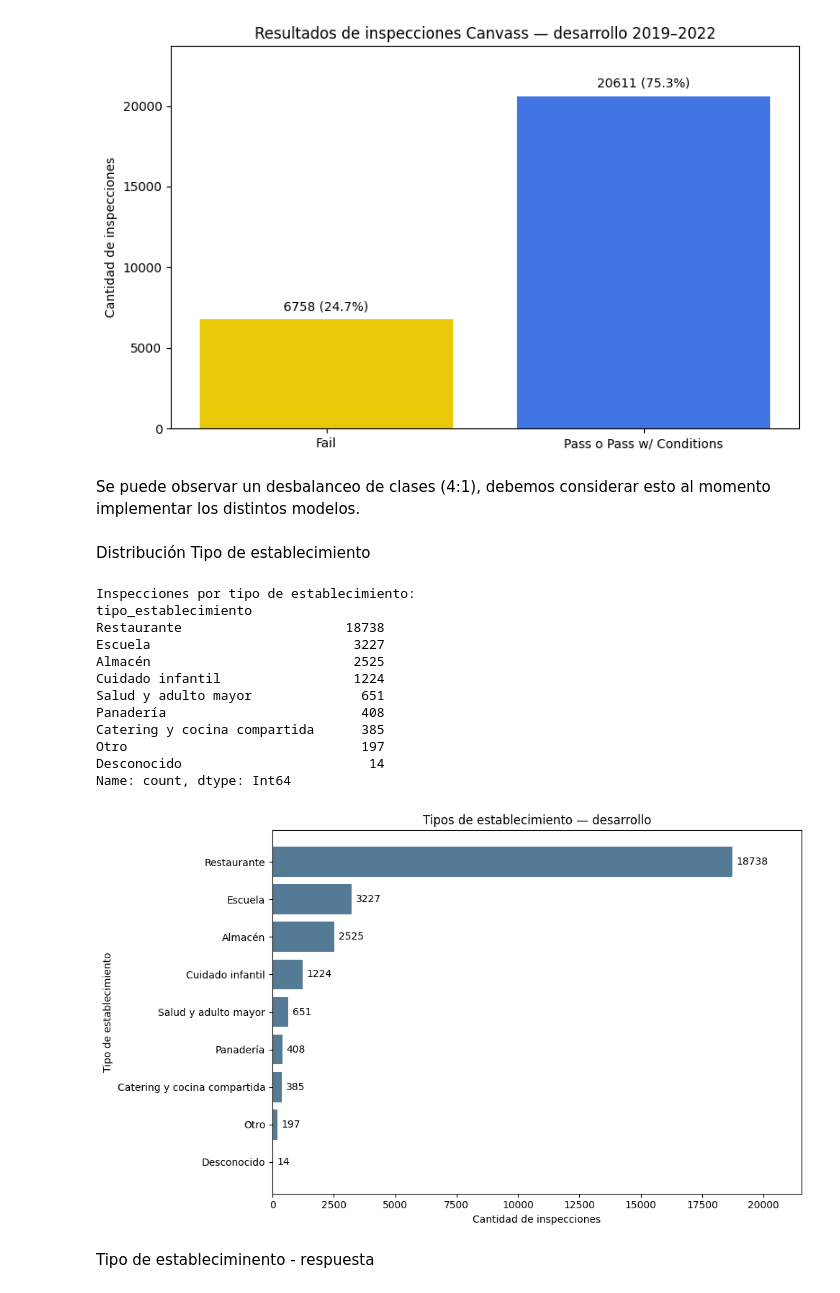
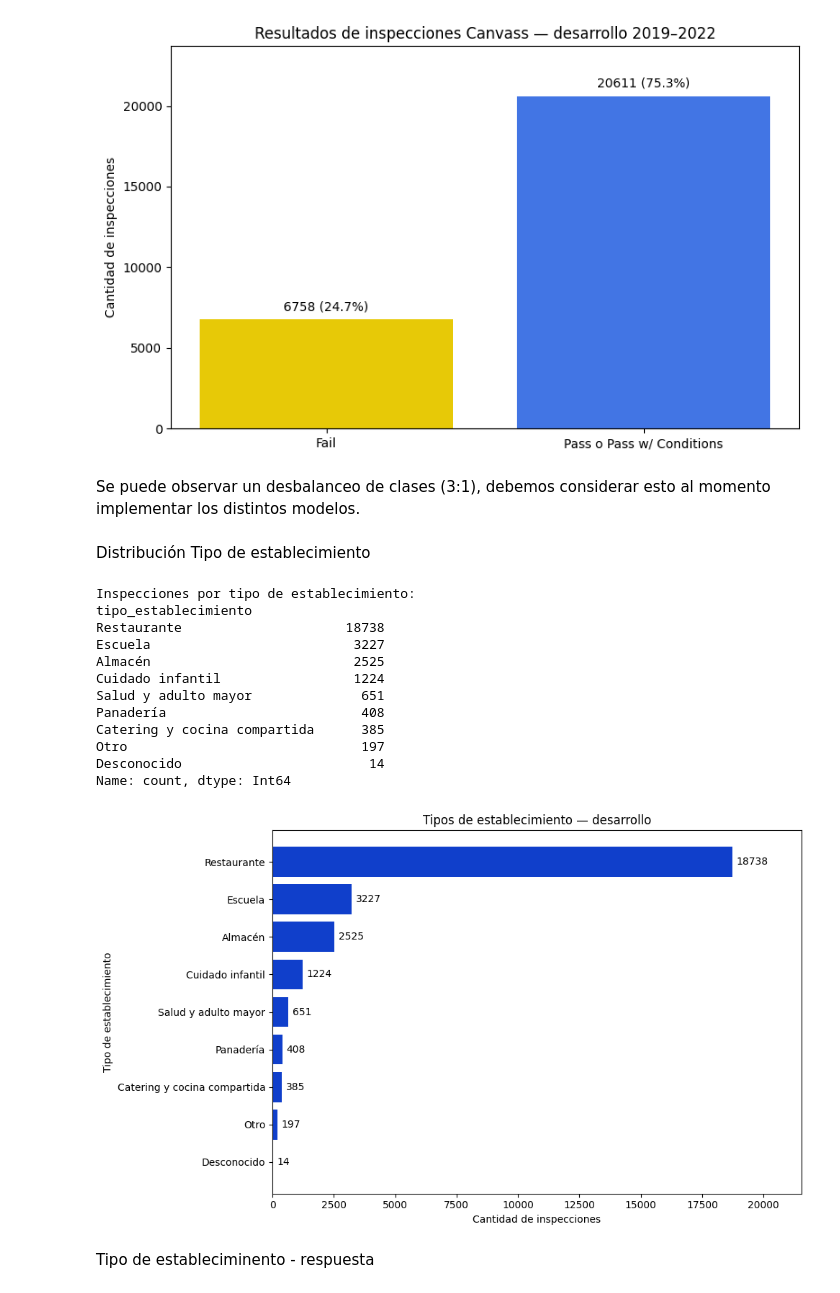
Before and after one commit to jpmondaca/Proyecto-Topicos, a Jupyter notebook: main.ipynb, the cells around one changed output. Saved outputs shown, nothing was run; the diff lists cells and outputs as text; code cells hidden in the pictures.

```diff
--- a/main.ipynb
+++ b/main.ipynb
@@ -766,7 +768,7 @@ plt.show()
          1 20611       75.31 Pass o Pass w/ Conditions
 [figure]
 # %% [markdown]
-Se puede observar un desbalanceo de clases (4:1), debemos considerar esto al momento implementar los distintos modelos.
+Se puede observar un desbalanceo de clases (3:1), debemos considerar esto al momento implementar los distintos modelos.
 # %% [markdown]
 Distribución Tipo de establecimiento
 # %%
@@ -780,35 +782,35 @@ print(frecuencias_tipo)
 
 # GRÁFICO #
 fig, ax = plt.subplots(figsize=(10, 6))
 barras = ax.barh(
     frecuencias_tipo.index,
     frecuencias_tipo.values,
-    color="#557A95")
+    color="#103FCB")
 
 ax.bar_label(barras, padding=4)
 ax.invert_yaxis()
 ax.margins(x=0.15)
 
 ax.set_xlabel("Cantidad de inspecciones")
 ax.set_ylabel("Tipo de establecimiento")
 ax.set_title("Tipos de establecimiento — desarrollo")
 
 plt.tight_layout()
 plt.show()
 # %% [output]
 Inspecciones por tipo de establecimiento:
 tipo_establecimiento
 Restaurante                     18738
 Escuela                          3227
 Almacén                          2525
 Cuidado infantil                 1224
 Salud y adulto mayor              651
 Panadería                         408
 Catering y cocina compartida      385
 Otro                              197
 Desconocido                        14
 Name: count, dtype: Int64
-[figure, old version]
+[figure, new version]
 # %% [markdown]
 Tipo de estableciminento - respuesta
 # %%
```
Also changed, not shown: parts of 22 cells of this notebook.
